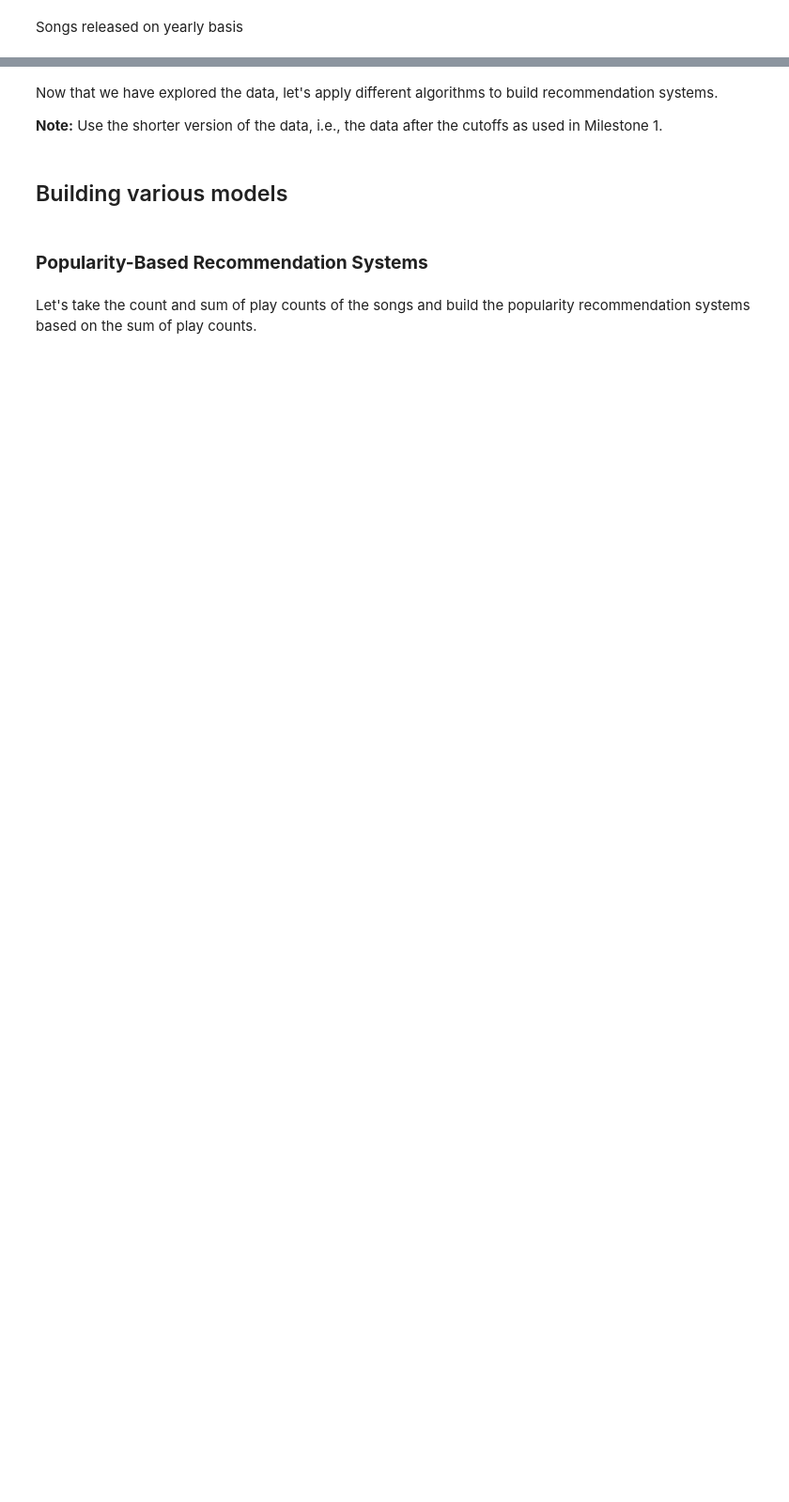
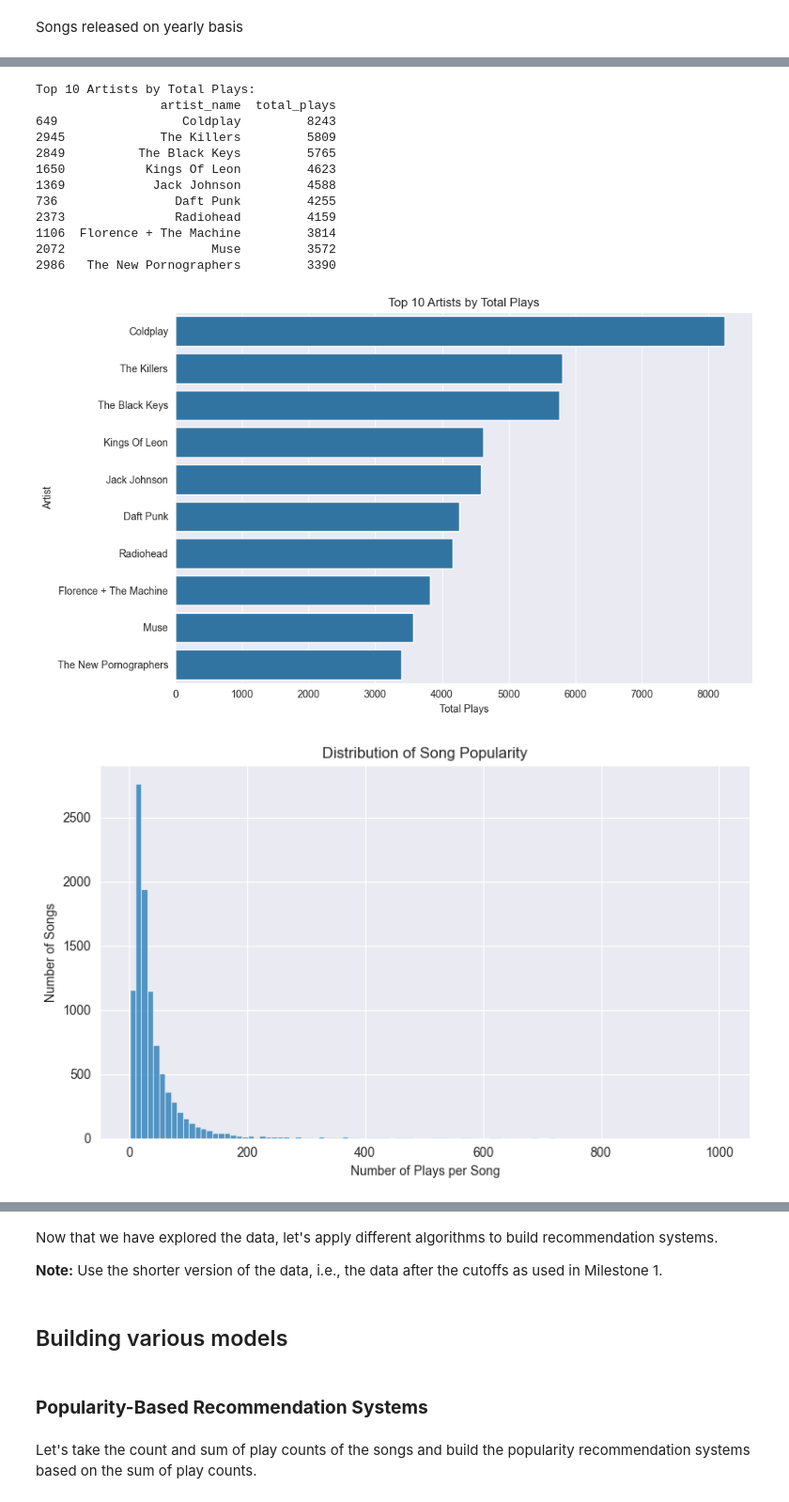
Before and after one commit to shaeristina-ds/mit-pe-spotify-rec, a Jupyter notebook: Music_Recommendation_System_Full_Code.ipynb, the cells around one changed output, grey strips where cells are left out. Shown: that part at 94% size. Saved outputs shown, nothing was run; the diff lists cells and outputs as text; code cells hidden in the pictures; blank space fills up the shorter version.

Commit message:
EDA completion 90%, Initiated Popularity-based recommendation system

```diff
--- a/Music_Recommendation_System_Full_Code.ipynb
+++ b/Music_Recommendation_System_Full_Code.ipynb
@@ -222,0 +550,65 @@ Songs released on yearly basis
+# %%
+### Song Popularity and Artist Trends
+
+# 1. Top artists by total plays
+top_artists = (
+    df.groupby('artist_name')['song_id']
+      .count()
+      .reset_index(name='total_plays')
+      .sort_values(by='total_plays', ascending=False)
+)
+print("Top 10 Artists by Total Plays:")
+print(top_artists.head(10))
+
+plt.figure(figsize=(10,6))
+sns.barplot(data=top_artists.head(10), x='total_plays', y='artist_name')
+plt.title('Top 10 Artists by Total Plays')
+plt.xlabel('Total Plays')
+plt.ylabel('Artist')
+plt.tight_layout()
+plt.show()
+
+
+# 2. Song popularity distribution
+song_popularity = df['song_id'].value_counts()
+plt.figure(figsize=(8,5))
+sns.histplot(song_popularity, bins=100)
+plt.title('Distribution of Song Popularity')
+plt.xlabel('Number of Plays per Song')
+plt.ylabel('Number of Songs')
+plt.tight_layout()
+plt.show()
+
+
+# 3. Artist longevity — count of distinct release years per artist
+artist_longevity = (
+    song_df.groupby('artist_name')['year']
+           .nunique()
+           .reset_index(name='active_years')
+           .sort_values(by='active_years', ascending=False)
+)
+print("Top 10 Artists by Longevity (Active Years):")
+print(artist_longevity.head(10))
+
+plt.figure(figsize=(10,6))
+sns.barplot(data=artist_longevity.head(10), x='active_years', y='artist_name')
+plt.title('Top 10 Artists by Longevity')
+plt.xlabel('Number of Active Years')
+plt.ylabel('Artist')
+plt.tight_layout()
+plt.show()
+# %% [output]
+Top 10 Artists by Total Plays:
+                 artist_name  total_plays
+649                 Coldplay         8243
+2945             The Killers         5809
+2849          The Black Keys         5765
+1650           Kings Of Leon         4623
+1369            Jack Johnson         4588
+736                Daft Punk         4255
+2373               Radiohead         4159
+1106  Florence + The Machine         3814
+2072                    Muse         3572
+2986   The New Pornographers         3390
+[figure, added]
+[figure, added]
```
Also changed, not shown: parts of 69 cells of this notebook, 7 other files.
